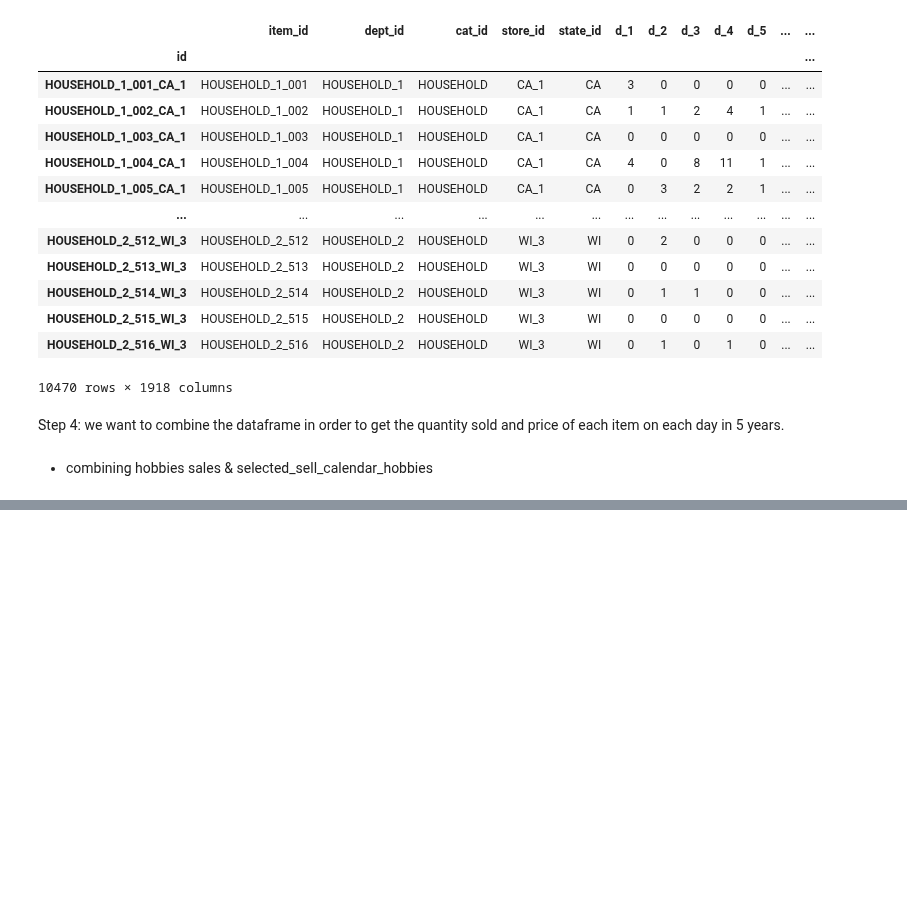
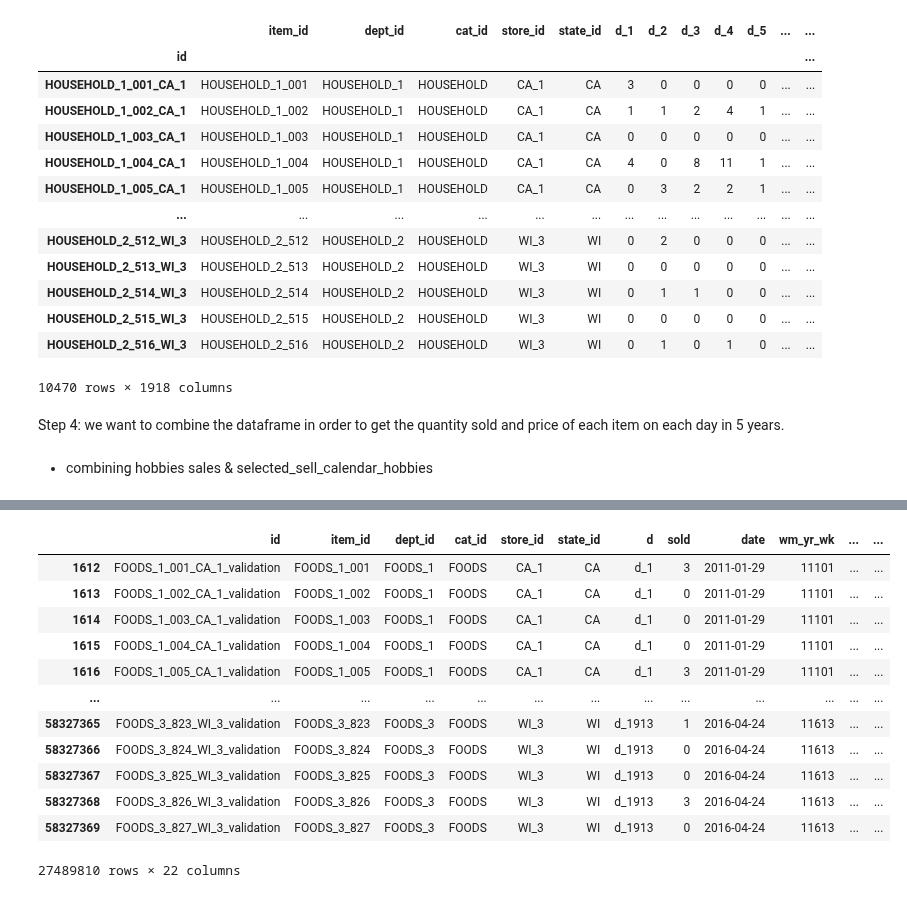
Before and after one commit to aaronmonash24/FYP, a Jupyter notebook: Data Analysis/DataPreprocessing.ipynb, the cells around one changed output, grey strips where cells are left out. Cells and saved outputs as stored; diff of their text form; code cells hidden in the pictures; blank space fills up the shorter version.

```diff
--- a/Data Analysis/DataPreprocessing.ipynb
+++ b/Data Analysis/DataPreprocessing.ipynb
@@ -266,0 +294,2 @@ df = pd.merge(df, prices, on=['store_id','item_id','wm_yr_wk'], how='left')
+# %%
+foods_df = df[df['cat_id'] =='FOODS']
@@ -266,0 +298,16 @@ df = pd.merge(df, prices, on=['store_id','item_id','wm_yr_wk'], how='left')
+# %%
+foods_df.to_csv('foods.csv')
+# %% [output]
+|  | id | item_id | dept_id | cat_id | store_id | state_id | d | sold | date | wm_yr_wk | ... | ... |
+| 1612 | FOODS_1_001_CA_1_validation | FOODS_1_001 | FOODS_1 | FOODS | CA_1 | CA | d_1 | 3 | 2011-01-29 | 11101 | ... | ... |
+| 1613 | FOODS_1_002_CA_1_validation | FOODS_1_002 | FOODS_1 | FOODS | CA_1 | CA | d_1 | 0 | 2011-01-29 | 11101 | ... | ... |
+| 1614 | FOODS_1_003_CA_1_validation | FOODS_1_003 | FOODS_1 | FOODS | CA_1 | CA | d_1 | 0 | 2011-01-29 | 11101 | ... | ... |
+| 1615 | FOODS_1_004_CA_1_validation | FOODS_1_004 | FOODS_1 | FOODS | CA_1 | CA | d_1 | 0 | 2011-01-29 | 11101 | ... | ... |
+| 1616 | FOODS_1_005_CA_1_validation | FOODS_1_005 | FOODS_1 | FOODS | CA_1 | CA | d_1 | 3 | 2011-01-29 | 11101 | ... | ... |
+| ... | ... | ... | ... | ... | ... | ... | ... | ... | ... | ... | ... | ... |
+| 58327365 | FOODS_3_823_WI_3_validation | FOODS_3_823 | FOODS_3 | FOODS | WI_3 | WI | d_1913 | 1 | 2016-04-24 | 11613 | ... | ... |
+| 58327366 | FOODS_3_824_WI_3_validation | FOODS_3_824 | FOODS_3 | FOODS | WI_3 | WI | d_1913 | 0 | 2016-04-24 | 11613 | ... | ... |
+| 58327367 | FOODS_3_825_WI_3_validation | FOODS_3_825 | FOODS_3 | FOODS | WI_3 | WI | d_1913 | 0 | 2016-04-24 | 11613 | ... | ... |
+| 58327368 | FOODS_3_826_WI_3_validation | FOODS_3_826 | FOODS_3 | FOODS | WI_3 | WI | d_1913 | 3 | 2016-04-24 | 11613 | ... | ... |
+| 58327369 | FOODS_3_827_WI_3_validation | FOODS_3_827 | FOODS_3 | FOODS | WI_3 | WI | d_1913 | 0 | 2016-04-24 | 11613 | ... | ... |
+27489810 rows × 22 columns
```
Also changed, not shown: parts of 27 cells of this notebook, 4 other files.
